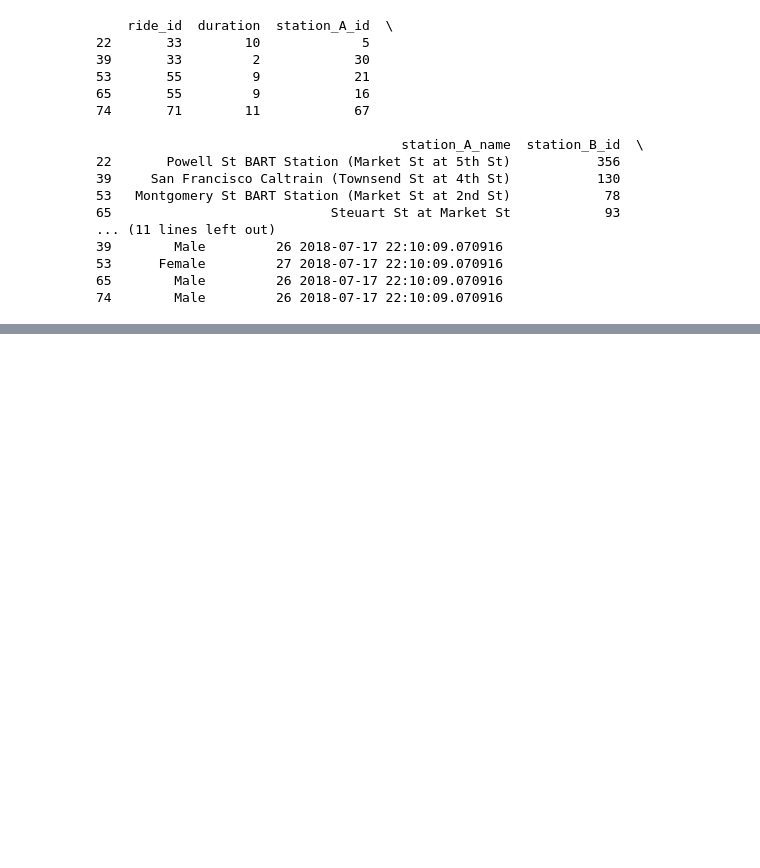
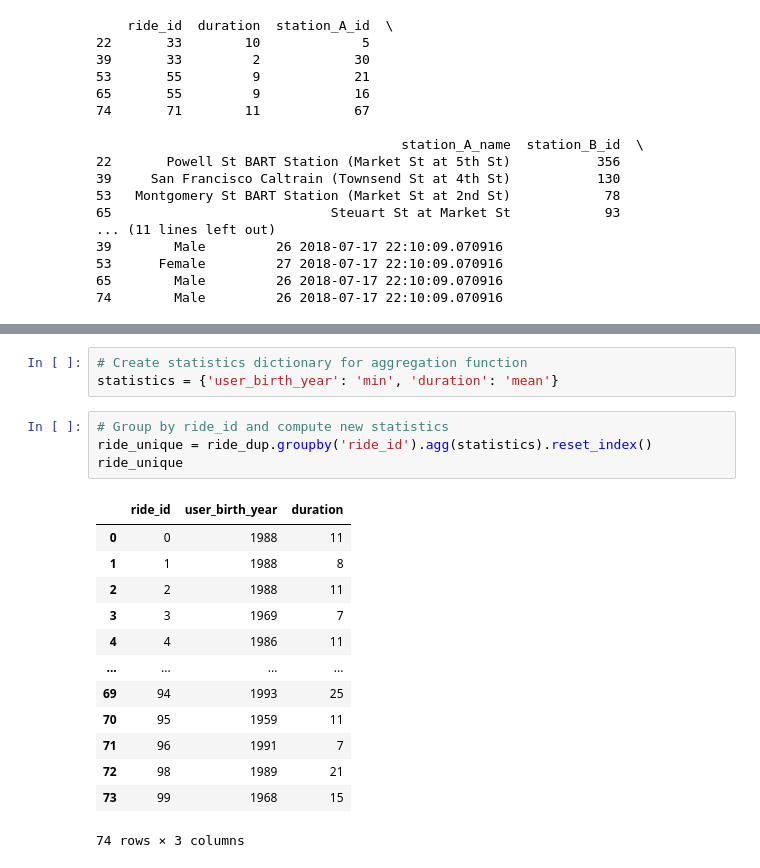
Before and after one commit to joeelorm/DataScience, a Jupyter notebook: Data Cleaning.ipynb, the cells around one changed output, grey strips where cells are left out. Cells and saved outputs as stored; diff of their text form; blank space fills up the shorter version.

```diff
--- a/Data Cleaning.ipynb
+++ b/Data Cleaning.ipynb
@@ -383,0 +411,21 @@ print(duplicated_rides.head())
+# %%
+# Create statistics dictionary for aggregation function
+statistics = {'user_birth_year': 'min', 'duration': 'mean'}
+# %%
+# Group by ride_id and compute new statistics
+ride_unique = ride_dup.groupby('ride_id').agg(statistics).reset_index()
+ride_unique
+# %% [output]
+|  | ride_id | user_birth_year | duration |
+| 0 | 0 | 1988 | 11 |
+| 1 | 1 | 1988 | 8 |
+| 2 | 2 | 1988 | 11 |
+| 3 | 3 | 1969 | 7 |
+| 4 | 4 | 1986 | 11 |
+| ... | ... | ... | ... |
+| 69 | 94 | 1993 | 25 |
+| 70 | 95 | 1959 | 11 |
+| 71 | 96 | 1991 | 7 |
+| 72 | 98 | 1989 | 21 |
+| 73 | 99 | 1968 | 15 |
+74 rows × 3 columns
```
Also changed, not shown: parts of 2 cells of this notebook.
